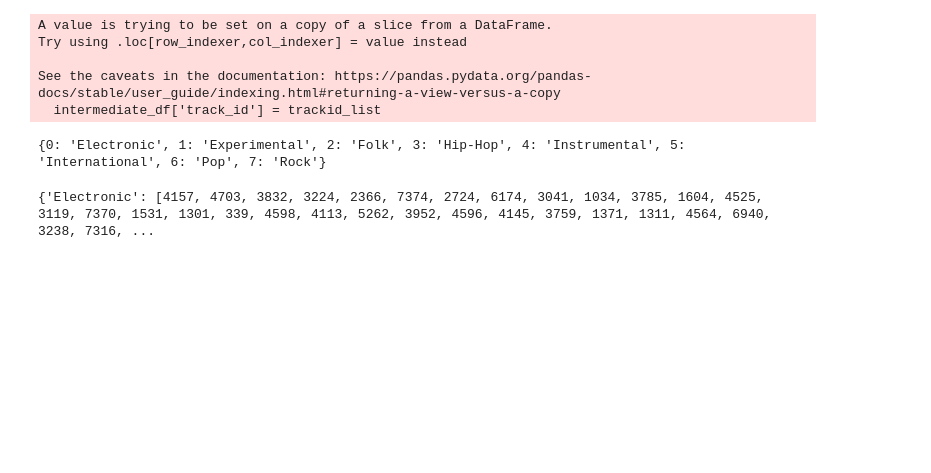
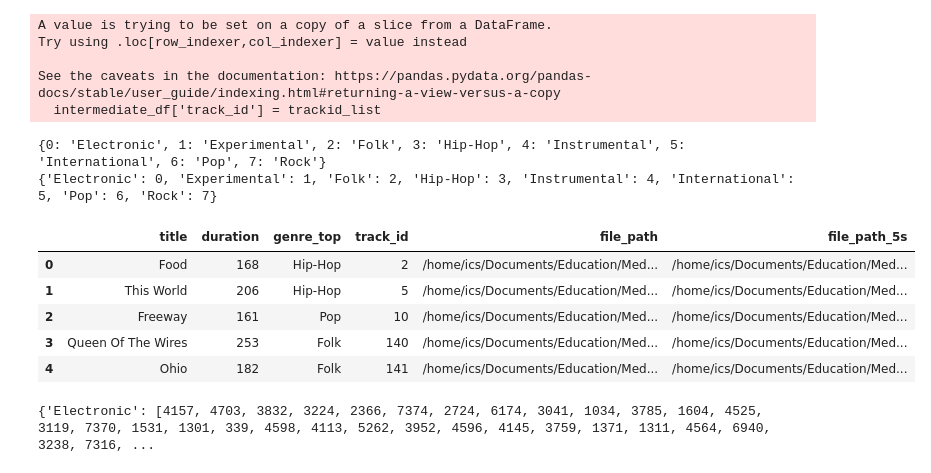
Before and after one commit to ozogxyz/CASM_Project, a Jupyter notebook: fma_small_dataset/casm_project_2.ipynb, the cells around one changed output. Drawn from its saved outputs; the diff is of its cells as text; code cells hidden in the pictures; blank space fills up the shorter version.

```diff
--- a/fma_small_dataset/casm_project_2.ipynb
+++ b/fma_small_dataset/casm_project_2.ipynb
@@ -194,8 +194,19 @@ n_genres = len(unique_genres)
 genre_to_id = {unique_genres[_]: _ for _ in range(n_genres)}
 id_to_genre = {_: unique_genres[_] for _ in range(n_genres)}
 print(id_to_genre)
+print(genre_to_id)
 # %% [output]
 {0: 'Electronic', 1: 'Experimental', 2: 'Folk', 3: 'Hip-Hop', 4: 'Instrumental', 5: 'International', 6: 'Pop', 7: 'Rock'}
+{'Electronic': 0, 'Experimental': 1, 'Folk': 2, 'Hip-Hop': 3, 'Instrumental': 4, 'International': 5, 'Pop': 6, 'Rock': 7}
+# %%
+intermediate_df.head()
+# %% [output]
+|  | title | duration | genre_top | track_id | file_path | file_path_5s |
+| 0 | Food | 168 | Hip-Hop | 2 | /home/ics/Documents/Education/Med... | /home/ics/Documents/Education/Med... |
+| 1 | This World | 206 | Hip-Hop | 5 | /home/ics/Documents/Education/Med... | /home/ics/Documents/Education/Med... |
+| 2 | Freeway | 161 | Pop | 10 | /home/ics/Documents/Education/Med... | /home/ics/Documents/Education/Med... |
+| 3 | Queen Of The Wires | 253 | Folk | 140 | /home/ics/Documents/Education/Med... | /home/ics/Documents/Education/Med... |
+| 4 | Ohio | 182 | Folk | 141 | /home/ics/Documents/Education/Med... | /home/ics/Documents/Education/Med... |
 # %%
 songs_for_inference = {}
 for id, genre in id_to_genre.items():
```
Also changed, not shown: parts of 3 cells of this notebook.
